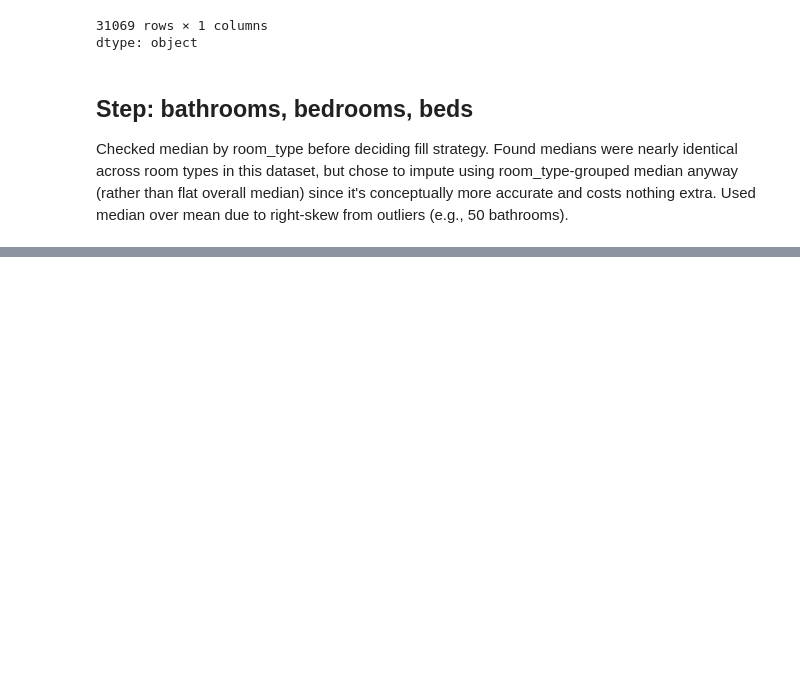
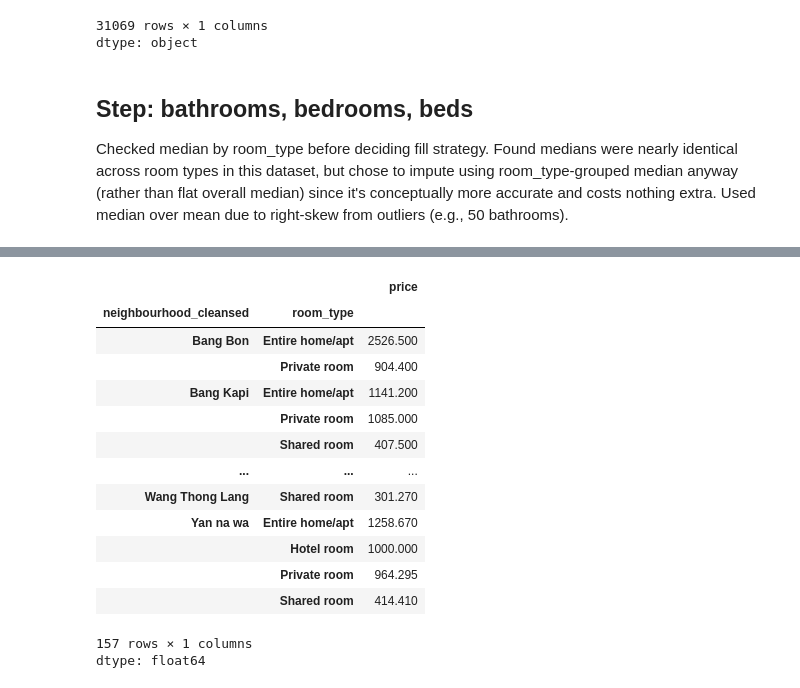
Before and after one commit to Major5846D/airbnb-eda, a Jupyter notebook: PROJECT_1.ipynb, the cells around one changed output, grey strips where cells are left out. Drawn from its saved outputs; the diff is of its cells as text; code cells hidden in the pictures; blank space fills up the shorter version.

```diff
--- a/PROJECT_1.ipynb
+++ b/PROJECT_1.ipynb
@@ -379,0 +533,4 @@ Used median over mean due to right-skew from outliers (e.g., 50 bathrooms).
+# %%
+df = df.dropna(subset = ['has_availability'])
+# %%
+df['has_about'] = df['host_about'].notna()
@@ -379,0 +583,22 @@ Used median over mean due to right-skew from outliers (e.g., 50 bathrooms).
+# %%
+df['price'] = df['price'].replace('[\$,]', '', regex=True).astype(float)
+# %%
+baseline = df.groupby(['neighbourhood_cleansed' , 'room_type'])['price'].median()
+# %%
+baseline
+# %% [output]
+|  |  | price |
+| neighbourhood_cleansed | room_type |  |
+| Bang Bon | Entire home/apt | 2526.500 |
+|  | Private room | 904.400 |
+| Bang Kapi | Entire home/apt | 1141.200 |
+|  | Private room | 1085.000 |
+|  | Shared room | 407.500 |
+| ... | ... | ... |
+| Wang Thong Lang | Shared room | 301.270 |
+| Yan na wa | Entire home/apt | 1258.670 |
+|  | Hotel room | 1000.000 |
+|  | Private room | 964.295 |
+|  | Shared room | 414.410 |
+157 rows × 1 columns
+dtype: float64
```
Also changed, not shown: parts of 23 cells of this notebook.
